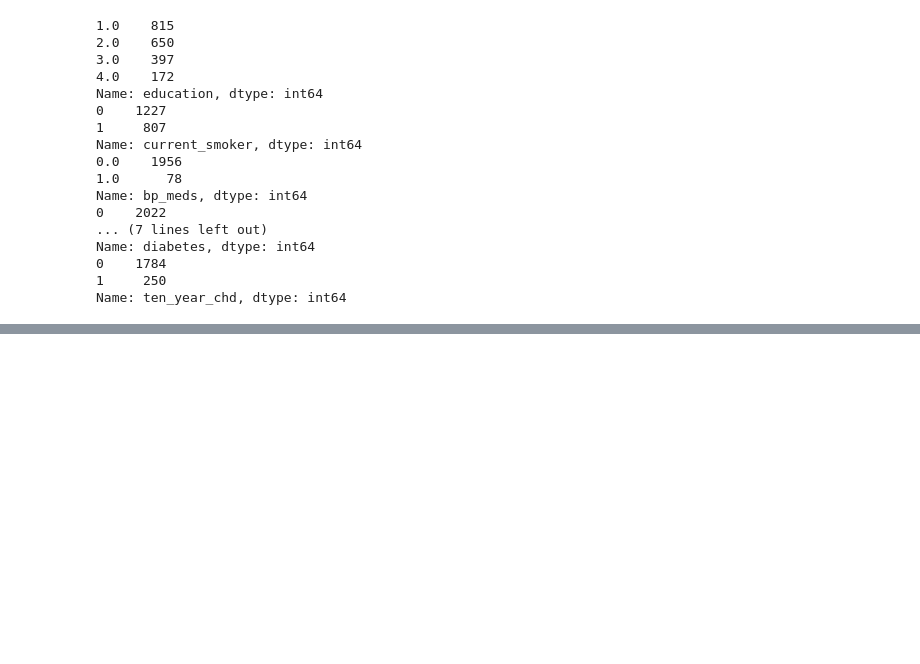
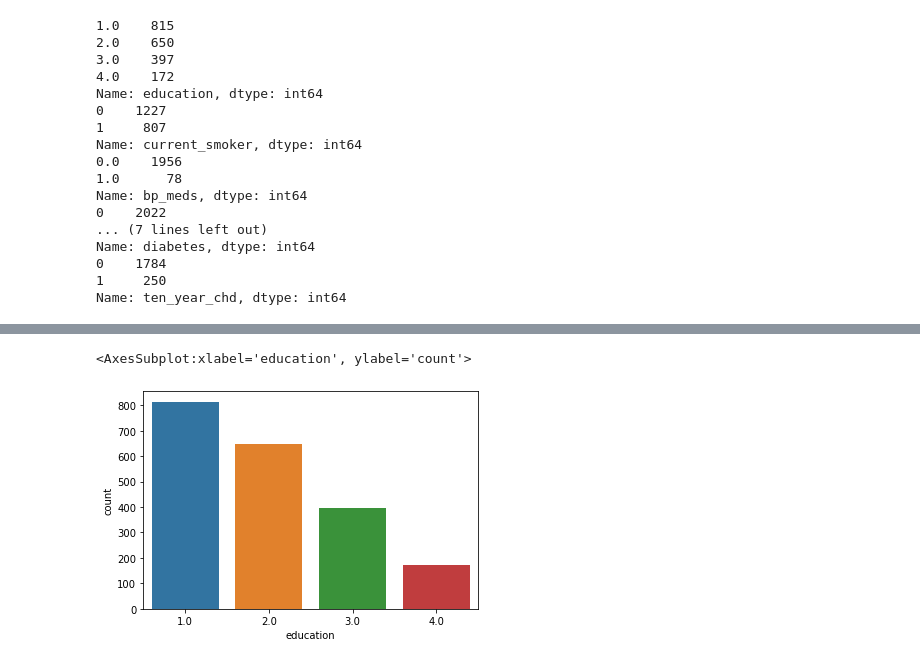
Before and after one commit to RN2D-Project/BootCamp_Project, a Jupyter notebook: HeartDiseasePredictor_MLM.ipynb, the cells around one changed output, grey strips where cells are left out. Cells and saved outputs as stored; diff of their text form; code cells hidden in the pictures; blank space fills up the shorter version.

```diff
--- a/HeartDiseasePredictor_MLM.ipynb
+++ b/HeartDiseasePredictor_MLM.ipynb
@@ -104,0 +243,6 @@ Name: ten_year_chd, dtype: int64
+# %%
+# Plotting data distribution in categorical variables- education
+sns.countplot(newchd_df.education)
+# %% [output]
+<AxesSubplot:xlabel='education', ylabel='count'>
+[figure, added]
```
Also changed, not shown: parts of 26 cells of this notebook.
